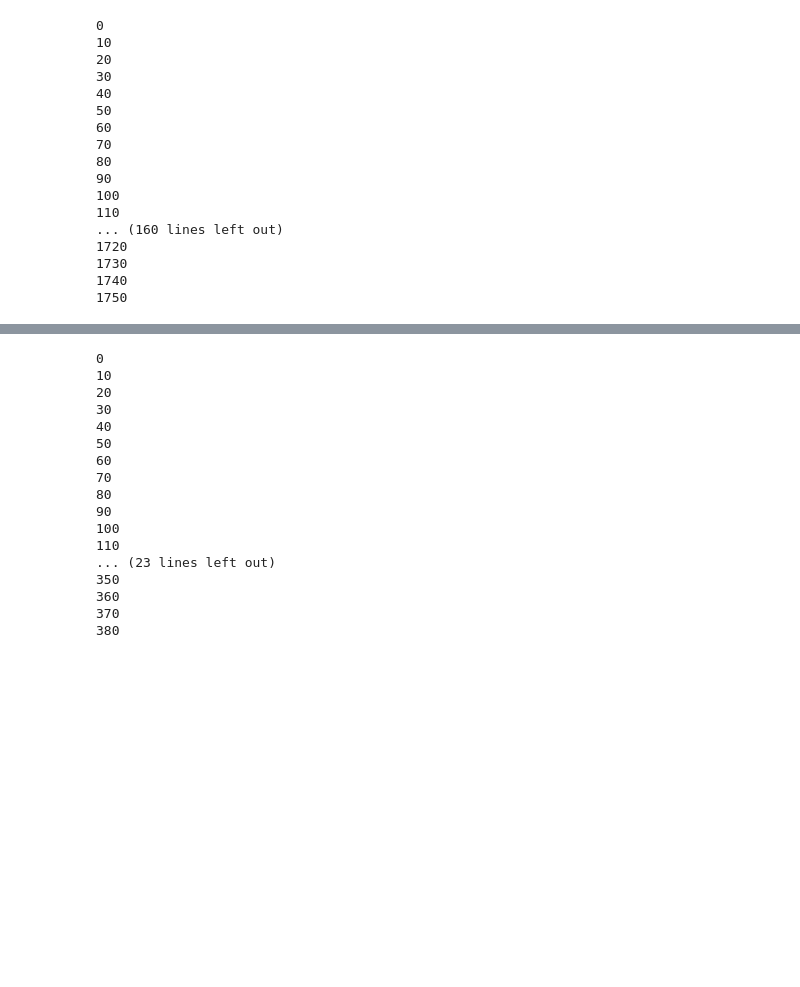
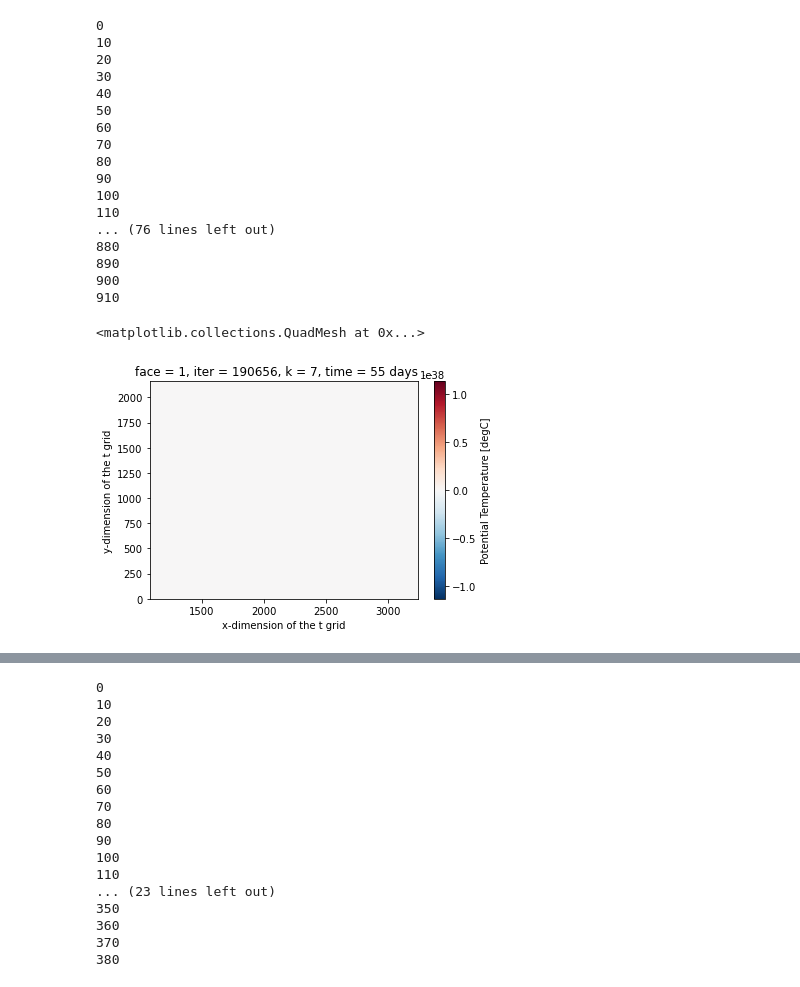
Before and after one commit to cspencerjones/separating-balanced, a Jupyter notebook: python/ginsburg_results/calc_mean_temp_salinity.ipynb, the cells around one changed output, grey strips where cells are left out. Drawn from its saved outputs; the diff is of its cells as text; code cells hidden in the pictures; blank space fills up the shorter version.

```diff
--- a/python/ginsburg_results/calc_mean_temp_salinity.ipynb
+++ b/python/ginsburg_results/calc_mean_temp_salinity.ipynb
@@ -8,5 +10,5 @@ from dask.diagnostics import ProgressBar
 # %%
-indir = '/swot/SUM01/LLC/llc_4320_agulhas/'
+
 for i in range(0,1751):
     if np.mod(i,10)==0:
         print(i)
@@ -14,14 +16,14 @@ for i in range(0,1751):
     Nt = nt - 10368
     ds = xr.open_dataset(indir + 'llc_4320_agulhas.%010d.nc' %nt)
     theta = ds.Theta[0].isel(k=slice(0,30)).values
-    salt = ds.Salt[0].isel(k=slice(0,30)).values
+    #salt = ds.Salt[0].isel(k=slice(0,30)).values
     if (i==0):
         cumtheta = theta
-        cumsalt = salt
+        #cumsalt = salt
         counter = i+1
-    else:
+    elif (i!=1252):
         cumtheta = cumtheta + theta
-        cumsalt = cumsalt + salt
+        #cumsalt = cumsalt + salt
         counter = i+1
 # %% [output]
 0
@@ -36,8 +38,18 @@ for i in range(0,1751):
 90
 100
 110
-... (160 lines left out)
-1720
-1730
-1740
-1750
+... (76 lines left out)
+880
+890
+900
+910
+# %%
+
+nt = 10368 + 1252*144
+Nt = nt - 10368
+ds = xr.open_dataset(indir + 'llc_4320_agulhas.%010d.nc' %nt)
+# %%
+ds.Theta.isel(k=7).plot()
+# %% [output]
+<matplotlib.collections.QuadMesh at 0x...>
+[figure, added]
```
Also changed, not shown: parts of 13 cells of this notebook, 2 other files.
